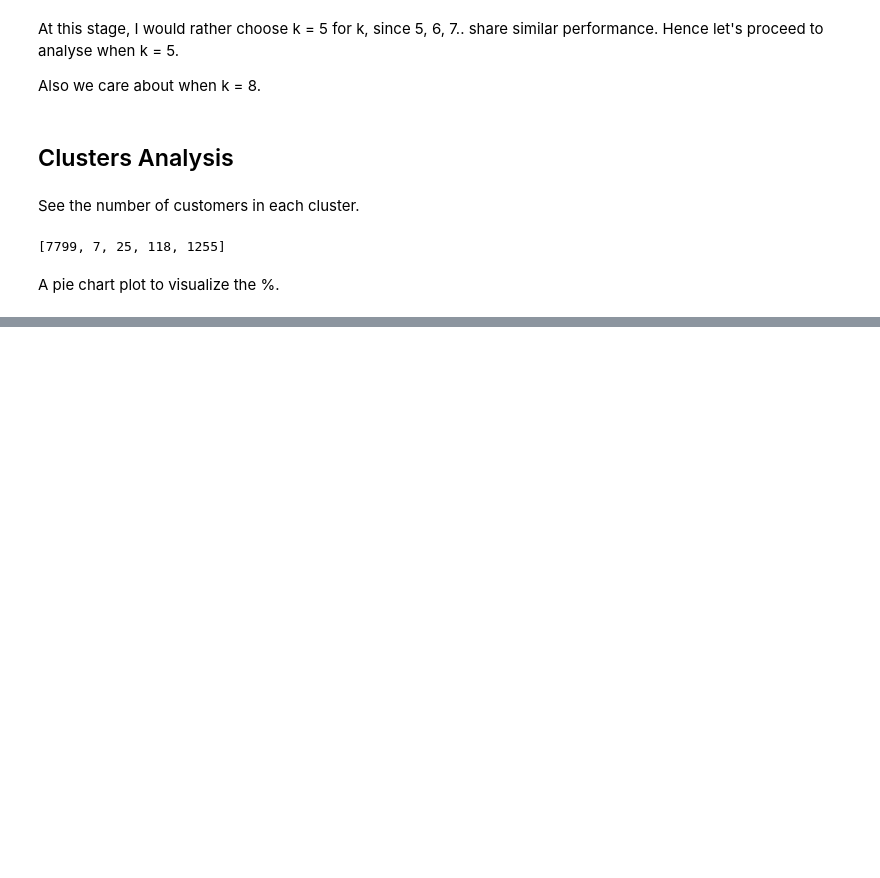
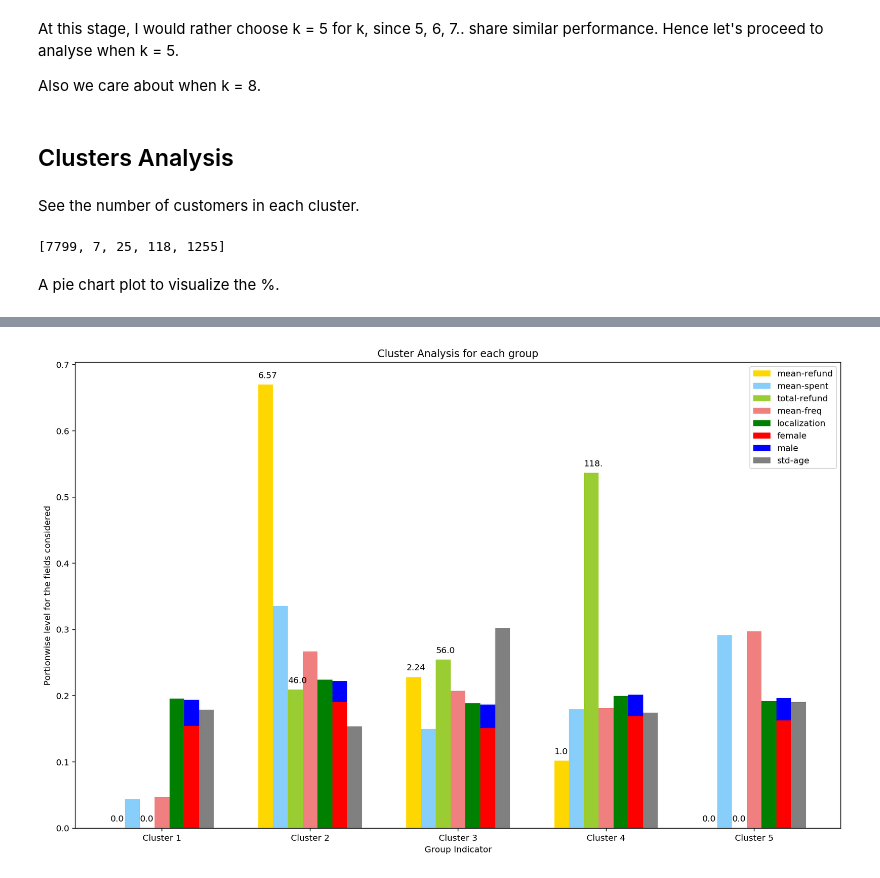
Before and after one commit to Ito-Perx/CGRec, a Jupyter notebook: CG Customer Clustering.ipynb, the cells around one changed output, grey strips where cells are left out. Drawn from its saved outputs; the diff is of its cells as text; code cells hidden in the pictures; blank space fills up the shorter version.

```diff
--- a/CG Customer Clustering.ipynb
+++ b/CG Customer Clustering.ipynb
@@ -273,0 +306,8 @@ plt.show()
+# %%
+def days_to_year(input):
+    try:
+        return (NOW - input).days/365
+    except:
+        return 0
+customer['BDay'] = pd.to_datetime(customer['DateofBirth']).dt.date
+customer['Age'] = customer.BDay.map(days_to_year)
@@ -273,0 +321,3 @@ plt.show()
+# %%
+Tops_customer = customer[customer.CustomerID.isin(frame.CustomerID)][['CustomerID', "Nationality","Gender","MaritalStatus",'HaveOnlineaccount','Age']]
+sorted_Tops_customer = Tops_customer.sort_values('CustomerID')
@@ -273,0 +326,5 @@ plt.show()
+# %%
+# sorted_Tops_customer['CustomerIDR'] = sorted_Tops_customer.CustomerID
+# sorted_Tops_customer.head(2)
+big_frame = pd.merge(frame, sorted_Tops_customer, how='inner')
+# ,left_on=frame.CustomerID, right_on=sorted_Tops_customer.CustomerIDR)
@@ -273,0 +364,73 @@ plt.show()
+# %%
+cluster_name_list = ['Cluster 1','Cluster 2','Cluster 3','Cluster 4','Cluster 5']
+# x =list(range(5))
+x = np.arange(K)
+total_width, n = 0.8, 8
+width = total_width / n
+x = x - (total_width - width) / 2
+
+rects = plt.bar(x,portionwise(list(frame.groupby('cluster').refund.mean())),
+                tick_label = cluster_name_list, color = 'gold', width=width, label = 'mean-refund',)
+plt.title("Cluster Analysis for each group")
+
+autolabel_realvalue(rects, frame.groupby('cluster').refund.mean())
+# autolabel(rects)
+
+rects_2 = plt.bar(x + width, portionwise(list(frame.groupby('cluster').total_spent.mean())),
+                  tick_label = cluster_name_list, color = 'lightskyblue', width=width, label='mean-spent')
+# rects_2 = plt.bar(x, return_log_list(frame.groupby('cluster').total_spent.mean()),
+#                   tick_label = cluster_name_list, color = 'lightskyblue', width=width, label='mean-spent')
+# autolabel(rects_2)
+
+# for i in range(len(x)):
+#     x[i] = x[i] + width
+rects_2 = plt.bar(x + 2 * width, portionwise(list(frame.groupby('cluster').refund.sum())),
+                  tick_label = cluster_name_list, color = 'yellowgreen', width=width, label='total-refund')
+# autolabel(rects_2)
+autolabel_realvalue(rects_2, frame.groupby('cluster').refund.sum())
+
+# for i in range(len(x)):
+#     x[i] = x[i] + width
+# rects_3 = plt.bar(x, return_log_list(frame.groupby('cluster').refund.count()),
+#                   tick_label = cluster_name_list, color = 'lightcoral', width=width, label='#customer')
+rects_3 = plt.bar(x + 3 * width, portionwise(list(frame.groupby('cluster').frequency.mean())),
+                  tick_label = cluster_name_list, color = 'lightcoral', width=width, label='mean-freq')
+# autolabel(rects_3)
+
+
+# for i in range(len(x)):
+#     x[i] = x[i] + width
+localization = list(big_frame.groupby('cluster').Nationality.agg({lambda x: list(x=='Thai').count(True) * 1.0 / len(x)})['<lambda>'])
+rects_4 = plt.bar(x + 4 * width, portionwise(localization),
+                  color = 'g', width=width, label='localization')
+
+
+male = list(big_frame.groupby('cluster').Gender.agg({lambda x: list(x=='M').count(True) * 1.0 / len(x)})['<lambda>'])
+female = list(big_frame.groupby('cluster').Gender.agg({lambda x: list(x=='F').count(True) * 1.0 / len(x)})['<lambda>'])
+
+available_gender = np.array(male) + np.array(female)
+male_portion = np.array(male) / available_gender
+female_portion = np.array(female) / available_gender
+total_bar = portionwise(available_gender)
+male_section = total_bar * male_portion
+female_section = total_bar * female_portion
+
+rects_5 = plt.bar(x + 5 * width, female_section,
+                  color = 'r', width=width, label='female')
+rects_6 = plt.bar(x + 5 * width, male_section,
+                  bottom=female_section, color = 'b', width=width, label='male')
+
+# for i in range(len(x)):
+#     x[i] = x[i] + width
+rects_7 = plt.bar(x + 6 * width, portionwise(big_frame.groupby('cluster').Age.std()),
+                  color = 'grey', width=width, label='std-age')
+
+
+plt.xlabel("Group Indicator")
+plt.ylabel("Portionwise level for the fields considered")
+
+plt.legend()
+plt.gcf().set_size_inches(16, 10)
+plt.show()
+# %% [output]
+[figure, added]
```
Also changed, not shown: parts of 85 cells of this notebook.
